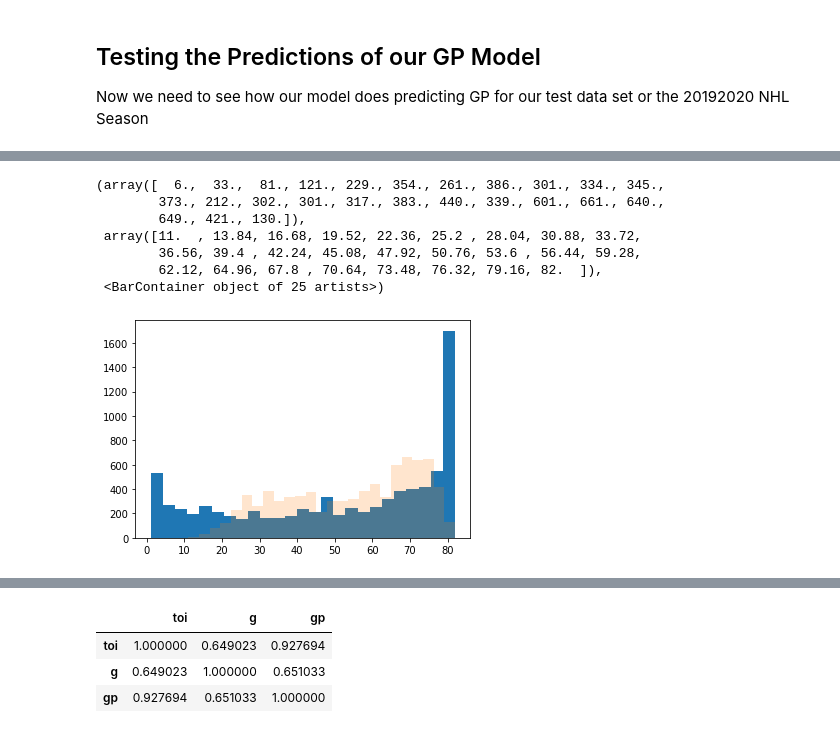
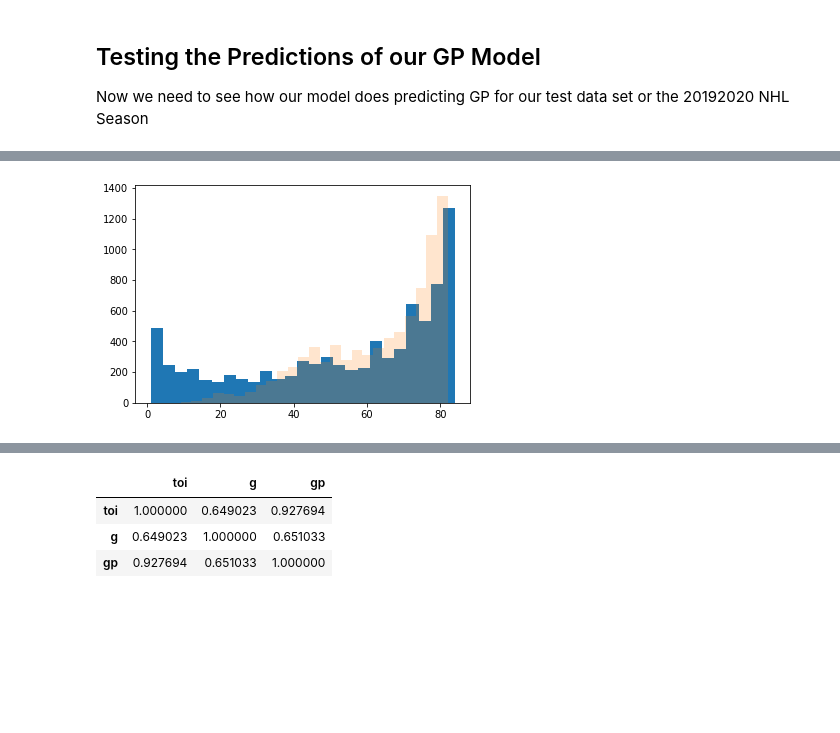
Before and after one commit to mcbarlowe/nhl_analysis, a Jupyter notebook: Predicting NHL Goals with Bayesian Methods.ipynb, the cells around one changed output, grey strips where cells are left out. Saved outputs shown, nothing was run; the diff lists cells and outputs as text; code cells hidden in the pictures; blank space fills up the shorter version.

```diff
--- a/Predicting NHL Goals with Bayesian Methods.ipynb
+++ b/Predicting NHL Goals with Bayesian Methods.ipynb
@@ -159,8 +173,8 @@ for player in players:
     player_df = train_gp_df[train_gp_df.api_id == player]
     if player_df.shape[0] == 1 and player not in test_players:
         continue
-    prior_alpha = 30
-    prior_beta = 52
+    prior_alpha = 64
+    prior_beta = 18
     posterior_alpha = 0
     posterior_beta = 0
     possible_games = 0
@@ -189,19 +203,18 @@ for player in players:
                         missed_gp_add += 82
             #print(posterior_alpha, posterior_beta, season_df['possible_gp'].values[0])
             if season == 20122013:
-                predicted_games = betabinom.rvs(48, posterior_alpha, posterior_beta, size=100).max()
+                predicted_games = betabinom.rvs(48, posterior_alpha, posterior_beta, size=100).mean()
             else:
                 predicted_games = betabinom.rvs(int(season_df['possible_gp'].values[0]), posterior_alpha, posterior_beta, size=100).max()
-            predictions.append([predicted_games, season_df['gp'].values[0]])
+            predictions.append([player, season, predicted_games, season_df['gp'].values[0]])
             posterior_alpha += season_df['gp'].values[0]
             posterior_beta = posterior_beta + season_df['possible_gp'].values[0] + missed_gp_add - season_df['gp'].values[0]
             previous_season = season_df['season'].values[0]
 # %%
-predictions_df = pd.DataFrame(predictions, columns=['predicted', 'actual'])
-predictions_df['predicted'] = predictions_df['predicted'].round(0)
+predictions_df = pd.DataFrame(predictions, columns=['player', 'season','predicted', 'actual'])
 
 from sklearn.metrics import r2_score, mean_absolute_error
 
-print(r2_score(predictions_df['actual'], predictions_df['predicted']))
+print(r2_score(predictions_df[['actual']], predictions_df[['predicted']]))
 print(mean_absolute_error(predictions_df['actual'], predictions_df['predicted']))
 # %% [output]
@@ -222,12 +223,7 @@ predictions_df.describe()
 # %%
+#alpha 66 beta 16
 plt.hist(predictions_df['actual'], bins=25)
-plt.hist(predictions_df['predicted'], bins=25, alpha=.2)
+plt.hist(predictions_df['predicted'], bins=25, alpha=.4)
+plt.show()
 # %% [output]
-(array([  6.,  33.,  81., 121., 229., 354., 261., 386., 301., 334., 345.,
-        373., 212., 302., 301., 317., 383., 440., 339., 601., 661., 640.,
-        649., 421., 130.]),
- array([11.  , 13.84, 16.68, 19.52, 22.36, 25.2 , 28.04, 30.88, 33.72,
-        36.56, 39.4 , 42.24, 45.08, 47.92, 50.76, 53.6 , 56.44, 59.28,
-        62.12, 64.96, 67.8 , 70.64, 73.48, 76.32, 79.16, 82.  ]),
- <BarContainer object of 25 artists>)
-[figure, old version]
+[figure, new version]
```
Also changed, not shown: parts of 16 cells of this notebook, 2 other files.
